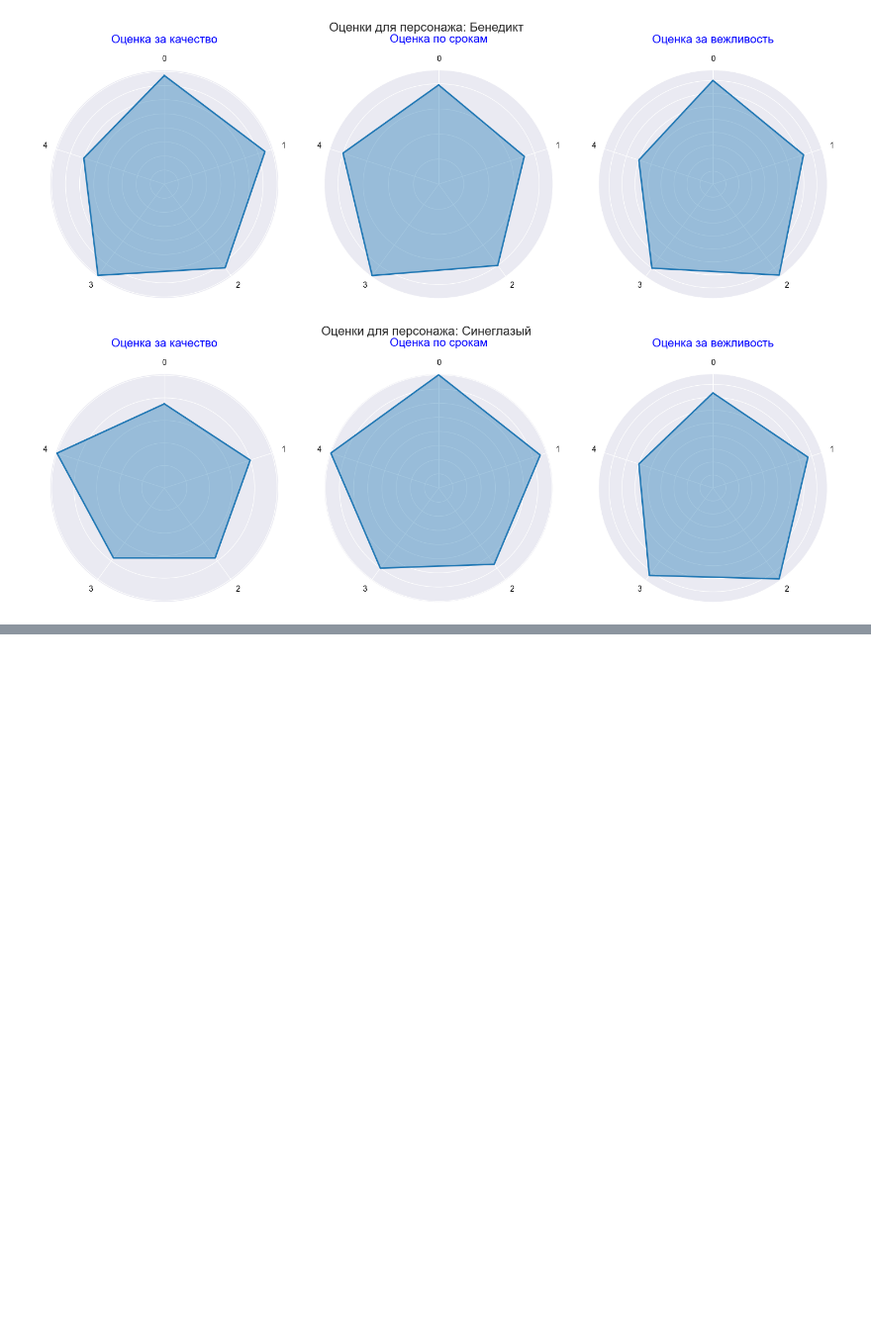
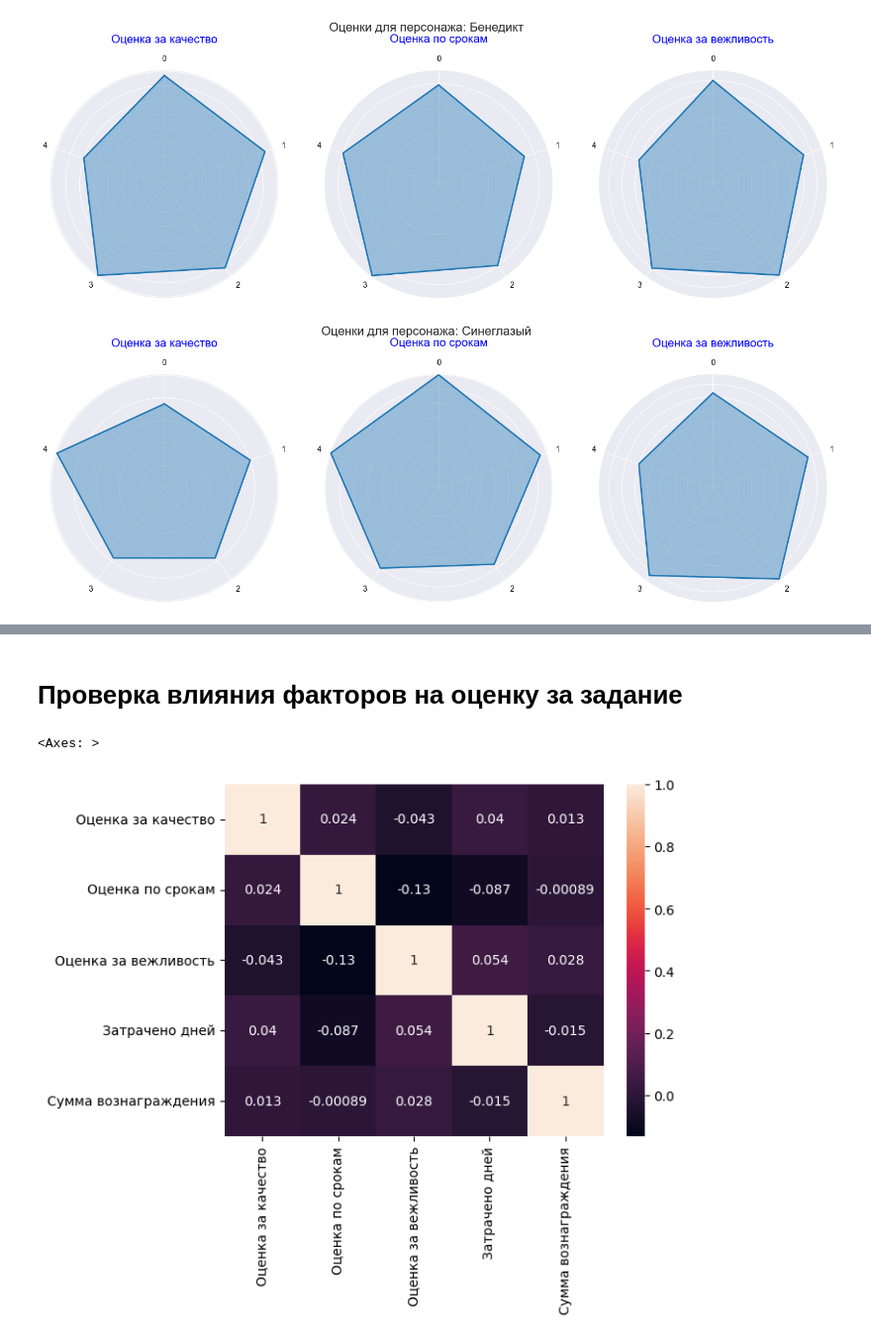
Before and after one commit to orekhovsky/GPN-Intelligence-Cup-2024_RecSys, a Jupyter notebook: trash.ipynb, the cells around one changed output, grey strips where cells are left out. Shown at 99% size. Cells and saved outputs as stored; diff of their text form; code cells hidden in the pictures; blank space fills up the shorter version.

```diff
--- a/trash.ipynb
+++ b/trash.ipynb
@@ -243,27 +120,0 @@ plt.show()
-# %%
-# импортируем метрику силуэта
-from sklearn.metrics import silhouette_score
-from sklearn.cluster import KMeans
-import matplotlib.pyplot as plt
-import seaborn as sns
-
-# напишем функцию, как и при подсчете метода локтя
-def get_silhouette(cluster_num, X):
-    k_means = KMeans(n_clusters=cluster_num, init='k-means++', n_init=10, random_state=42)
-    k_means.fit(X)
-# подсчитаем метрику силуэта, передав данные и то, к каким кластерам относятся объекты
-    silhouette = silhouette_score(X, k_means.predict(X))
-    return silhouette
-# создадим пустой словарь, ключами будут силуэт и количество кластеров
-silhouette_res = {"silhouette": [], "cluster": []}
-# выберем нужные данные
-X = embeddings
-for cluster_num in range(2, 20):
-    silhouette_res["silhouette"].append(get_silhouette(cluster_num, X))
-    silhouette_res["cluster"].append(cluster_num)
-# сохраним в датафрейм значение силуэта и количество кластеров
-silhouette_df = pd.DataFrame(silhouette_res)
-# установим стиль для визуализиции
-sns.set_style("darkgrid")
-# визуализируем зависимость значения инерции от количества кластеров
-sns.lineplot(data=silhouette_df, x="cluster", y="silhouette", marker= "o")
@@ -504,0 +477,15 @@ data_cases[data_cases['Описание'].str.contains('каменное чуд
+# %% [markdown]
+# Проверка влияния факторов на оценку за задание
+# %%
+import pandas as pd
+
+# Выборка нужных столбцов
+data = all_data[['Оценка за качество', 'Оценка по срокам', 'Оценка за вежливость', 'Затрачено дней', 'Сумма вознаграждения']]
+
+# Рассчёт корреляционной матрицы
+correlation_matrix = data.corr()
+import seaborn as sns
+sns.heatmap(correlation_matrix, annot=True)
+# %% [output]
+<Axes: >
+[figure, added]
```
Also changed, not shown: parts of 75 cells of this notebook, 26 other files.
